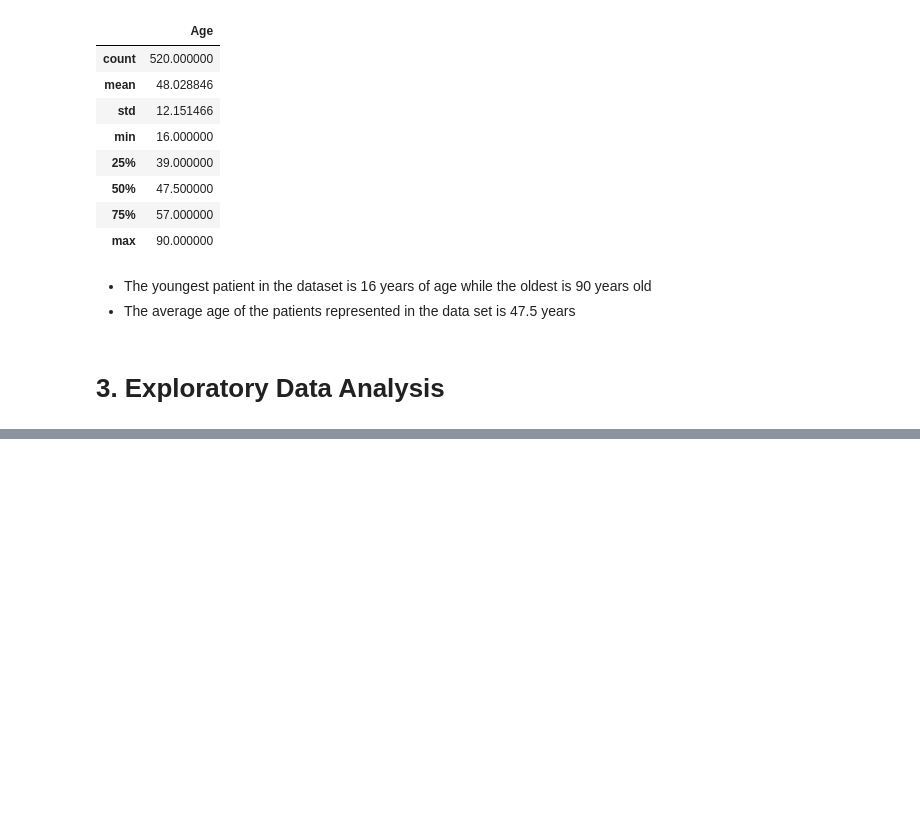
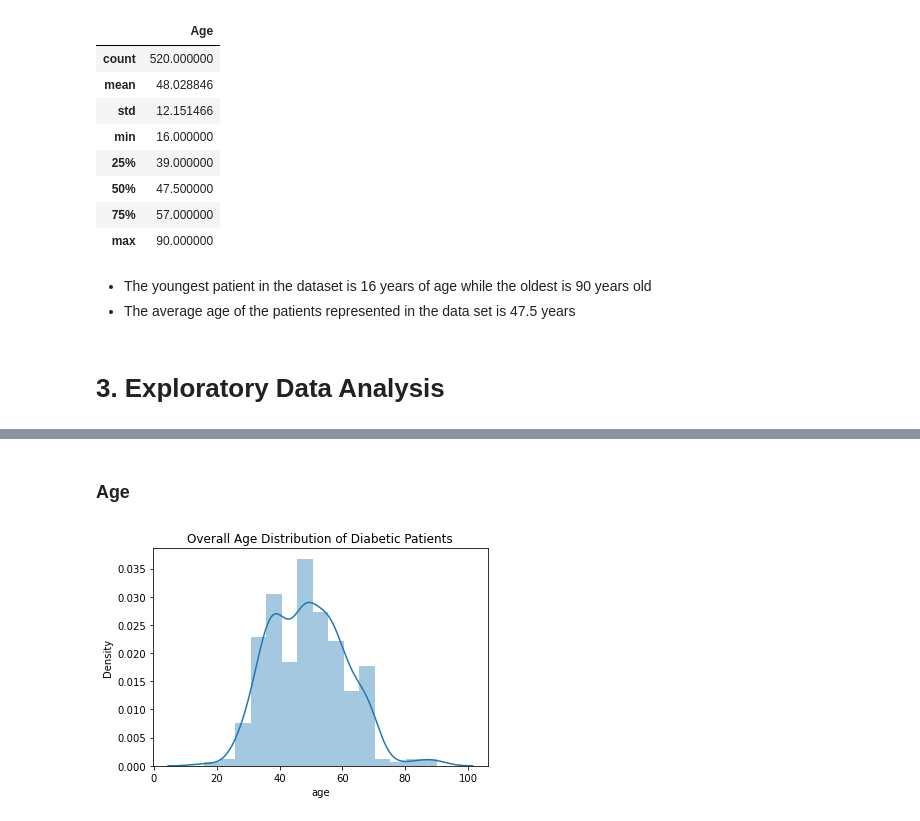
Before and after one commit to hassan-ademola/diabetes_prevention, a Jupyter notebook: diabetes_prevention.ipynb, the cells around one changed output, grey strips where cells are left out. Drawn from its saved outputs; the diff is of its cells as text; code cells hidden in the pictures; blank space fills up the shorter version.

```diff
--- a/diabetes_prevention.ipynb
+++ b/diabetes_prevention.ipynb
@@ -67,0 +83,9 @@ df.describe()
+# %%
+positive = df[df['class']=='Positive']
+# %% [markdown]
+### Age
+# %%
+sns.distplot(positive.age)
+plt.title('Overall Age Distribution of Diabetic Patients');
+# %% [output]
+[figure, added]
```
Also changed, not shown: parts of 60 cells of this notebook.
